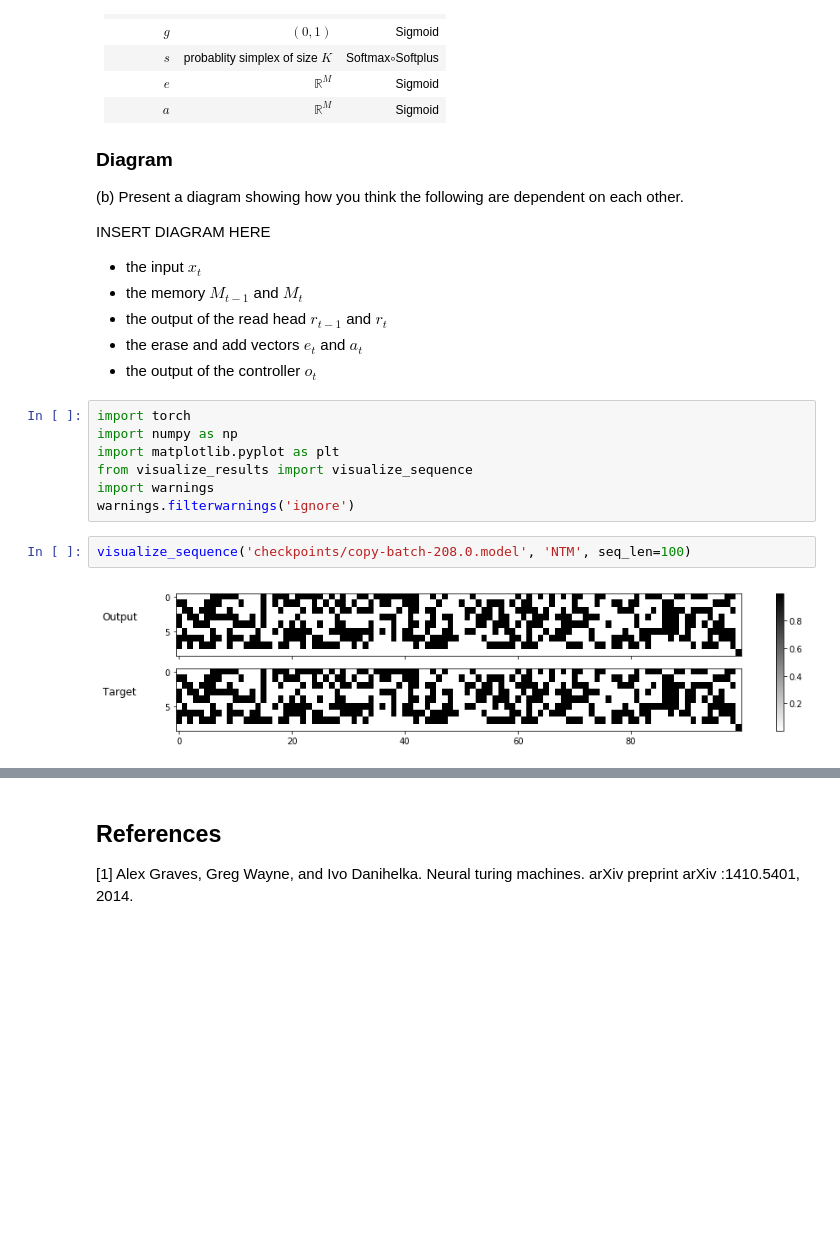
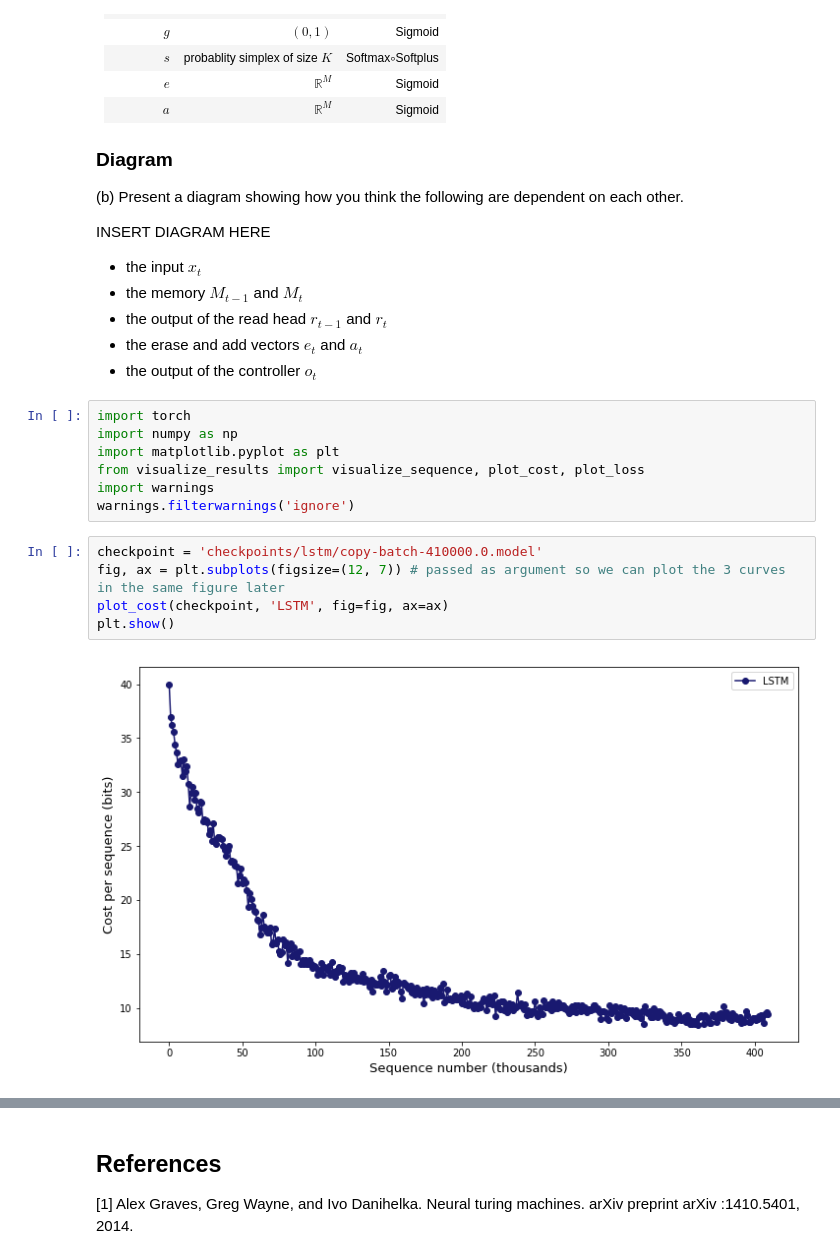
Before and after one commit to alejandroposada/IFT6135-A3, a Jupyter notebook: Assignment3.ipynb, the cells around one changed output, grey strips where cells are left out. Cells and saved outputs as stored; diff of their text form; blank space fills up the shorter version.

Commit message:
add visualizations examples

```diff
--- a/Assignment3.ipynb
+++ b/Assignment3.ipynb
@@ -36,10 +36,13 @@ INSERT DIAGRAM HERE
 import torch
 import numpy as np
 import matplotlib.pyplot as plt
-from visualize_results import visualize_sequence
+from visualize_results import visualize_sequence, plot_cost, plot_loss
 import warnings
 warnings.filterwarnings('ignore')
-# %%
-visualize_sequence('checkpoints/copy-batch-208.0.model', 'NTM', seq_len=100)
-# %% [output]
-[figure, removed]
+# %%
+checkpoint = 'checkpoints/lstm/copy-batch-410000.0.model'
+fig, ax = plt.subplots(figsize=(12, 7)) # passed as argument so we can plot the 3 curves in the same figure later
+plot_cost(checkpoint, 'LSTM', fig=fig, ax=ax)
+plt.show()
+# %% [output]
+[figure, added]
```
Also changed, not shown: parts of 2 cells of this notebook.
